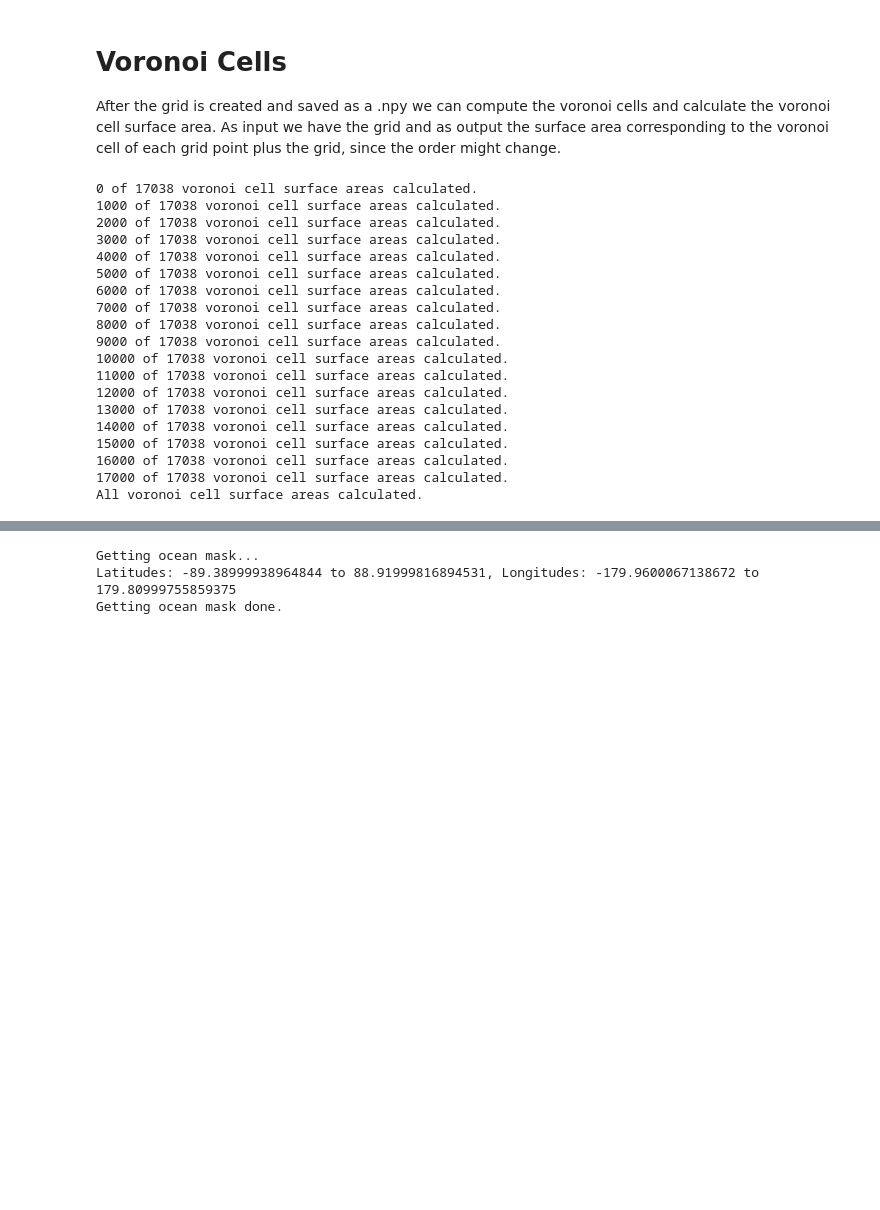
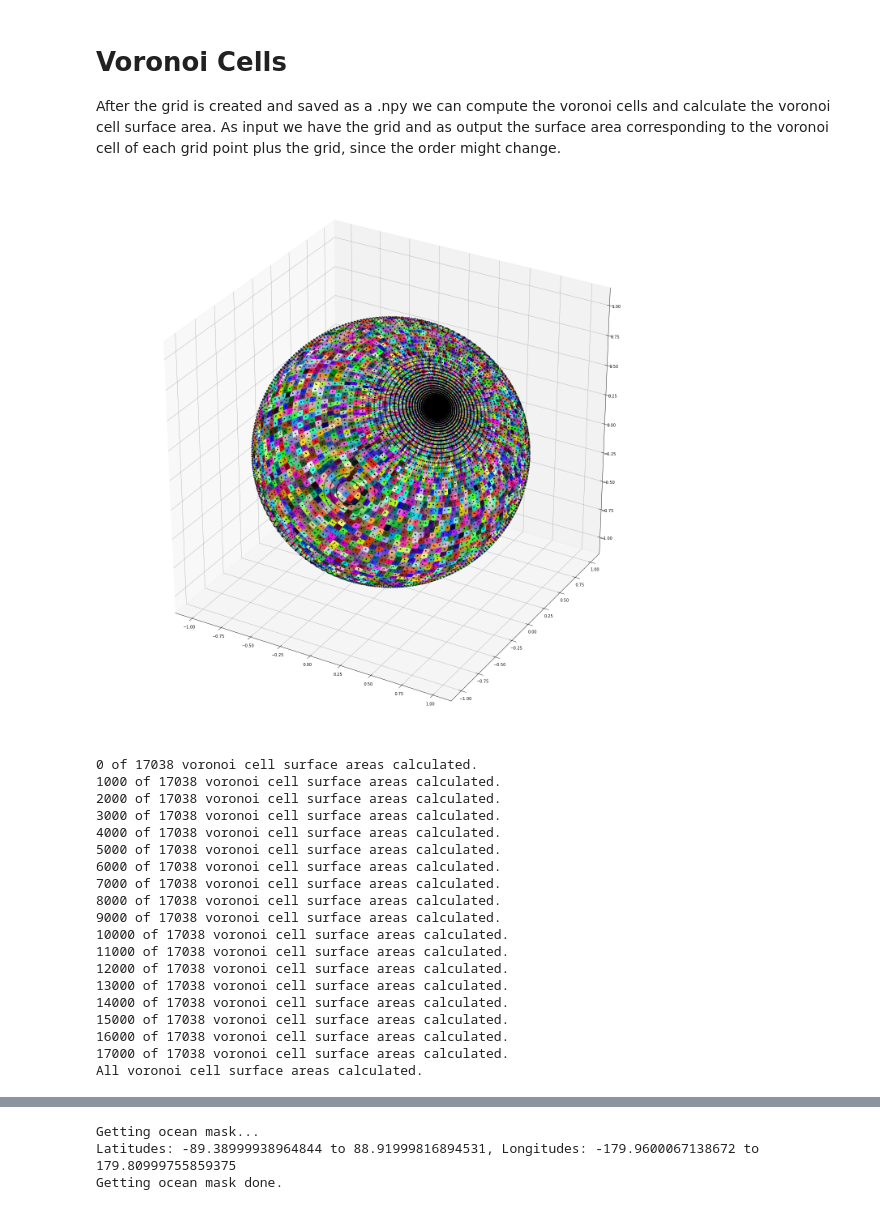
Before and after one commit to jigel/GaussVoronoiGrid, a Jupyter notebook: GaussVoronoiGrid.ipynb, the cells around one changed output, grey strips where cells are left out. Drawn from its saved outputs; the diff is of its cells as text; code cells hidden in the pictures; blank space fills up the shorter version.

```diff
--- a/GaussVoronoiGrid.ipynb
+++ b/GaussVoronoiGrid.ipynb
@@ -63,11 +64,12 @@ grid = np.load(os.path.join('./grids/',grid_name + '.npy'))
 # %%
 # Set below to True if Voronoi cells are to be plotted
 ### NOTE: THIS TAKES A LOT LONGER
-voronoi_plot = False
+voronoi_plot = True
 
 # calculate voronoi surface area
 grd, voronoi_areas = get_voronoi_surface_area(grid,voronoi_plot=voronoi_plot)
 # %% [output]
+[figure, added]
 0 of 17038 voronoi cell surface areas calculated.
 1000 of 17038 voronoi cell surface areas calculated.
 2000 of 17038 voronoi cell surface areas calculated.
```
Also changed, not shown: parts of 4 cells of this notebook, 2 other files.
